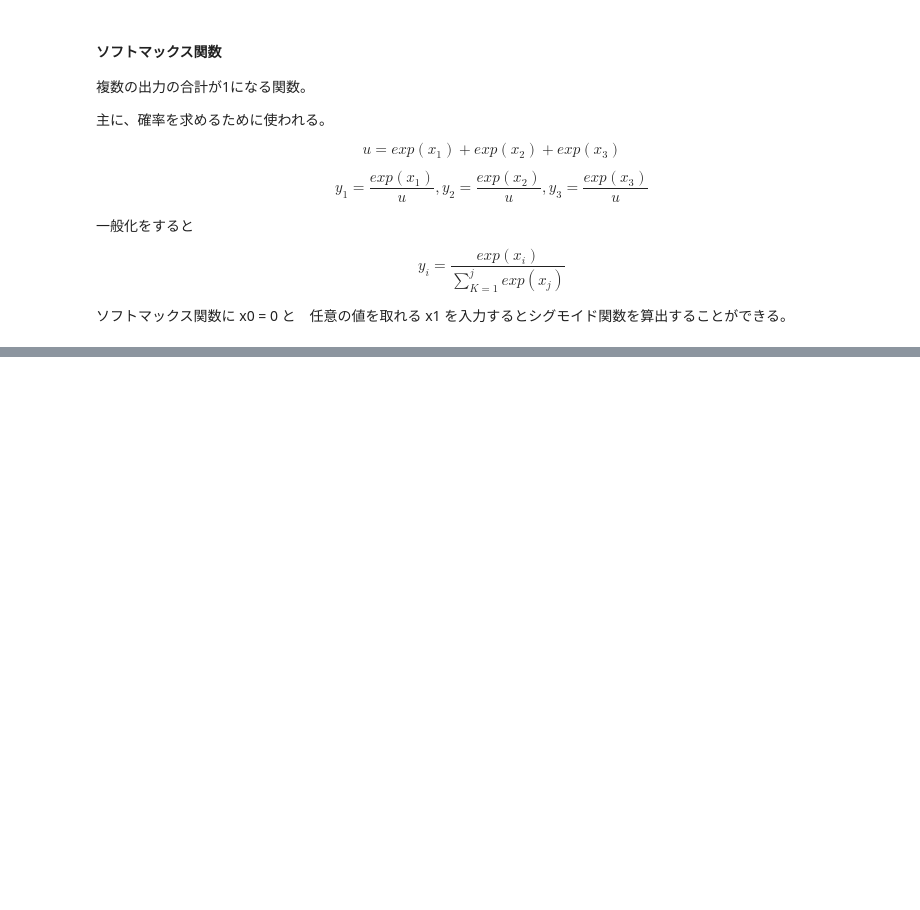
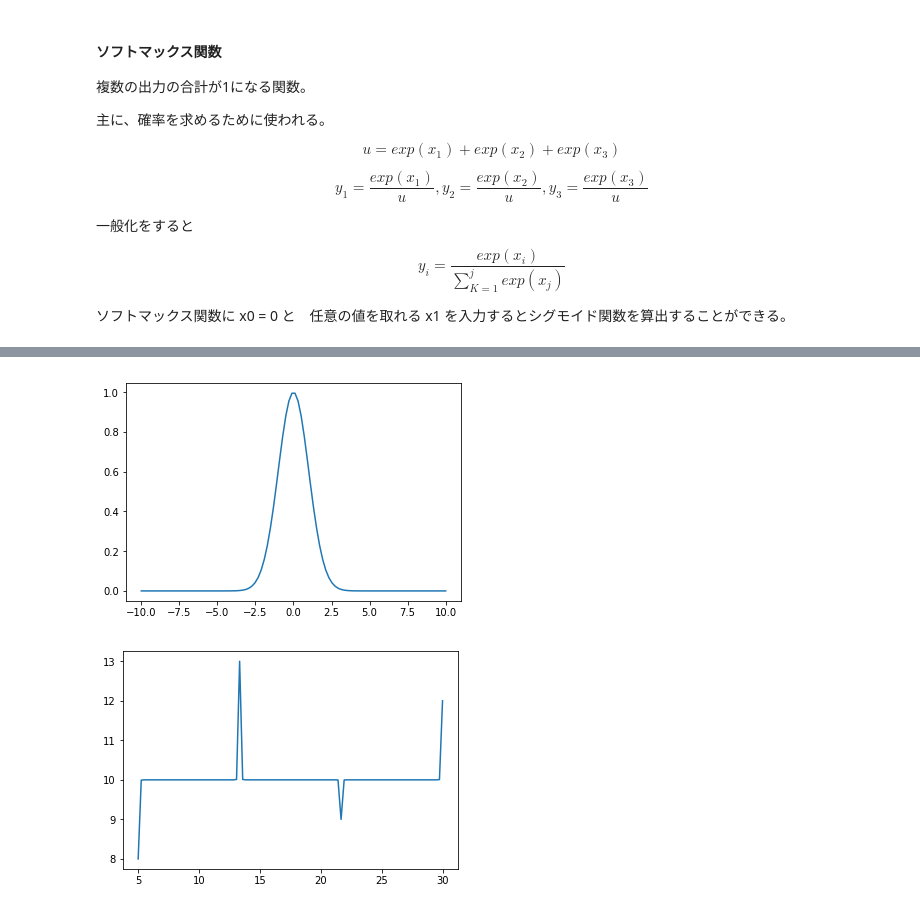
Before and after one commit to ya-mori/python-note, a Jupyter notebook: function-note.ipynb, the cells around one changed output, grey strips where cells are left out. Cells and saved outputs as stored; diff of their text form; code cells hidden in the pictures; blank space fills up the shorter version.

```diff
--- a/function-note.ipynb
+++ b/function-note.ipynb
@@ -107,0 +258,31 @@ print(np.sum(softmax_func(X)))
+# %%
+# 線形基底関数モデルを実装
+
+def gauss_func(x, mu, s):
+    dx_mu = x-mu
+    return np.exp(-np.square(dx_mu) / 2*np.square(s))
+
+# 正規分布になっているか確認
+x = np.linspace(-10, 10, 100)
+plt.plot(x, gauss_func(x, 0, 1))
+plt.show()
+
+# 適当に重ね合わせて曲線を描く
+def plot_gauss_func():
+    M = 4
+    mu = np.linspace(5, 30, M) # M個の分布が等間隔で並ぶように設定
+    s = mu[1] - [0] # 分散は隣の中心地まで
+    x = np.linspace(5, 30, 100)
+
+    W =  np.array([-2, 3,  -1, 2, 10])
+    yn = np.array([W[m] * gauss_func(x, mu[m], s) for m in range(M)])
+
+    y = yn.sum(axis=0) + W[4]
+
+    plt.plot(x, y)
+    plt.show()
+
+plot_gauss_func()
+# %% [output]
+[figure, added]
+[figure, added]
```
Also changed, not shown: parts of 6 cells of this notebook.
